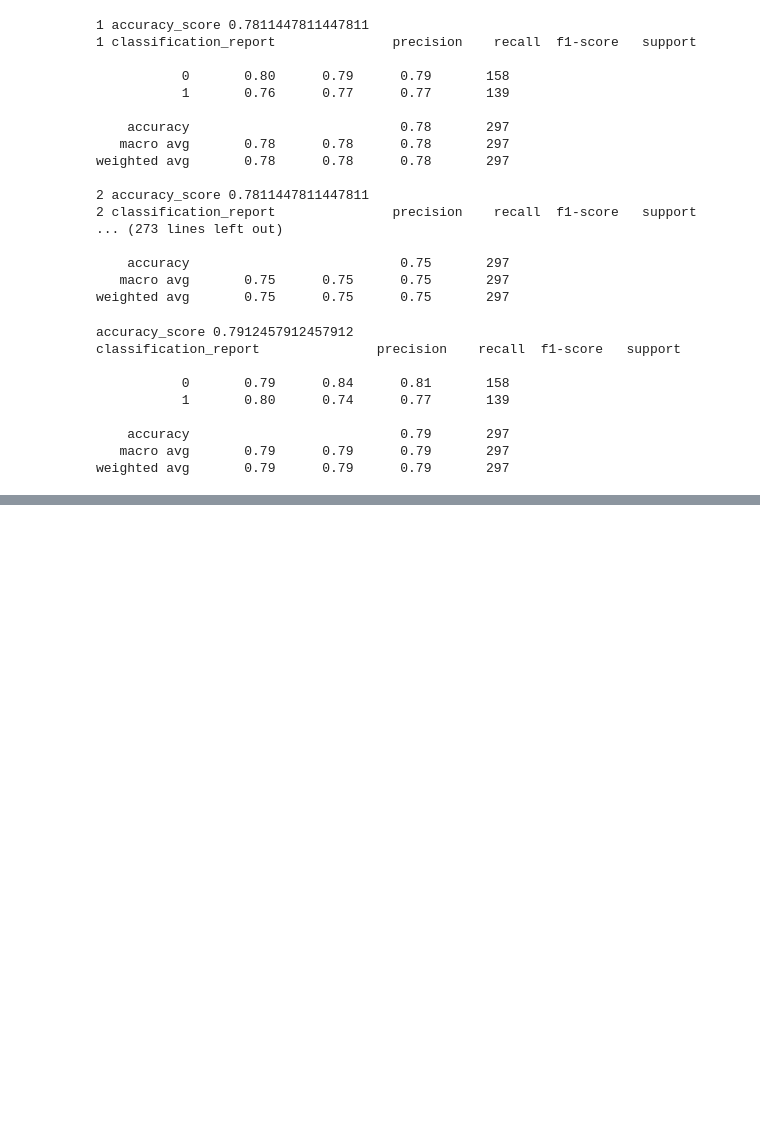
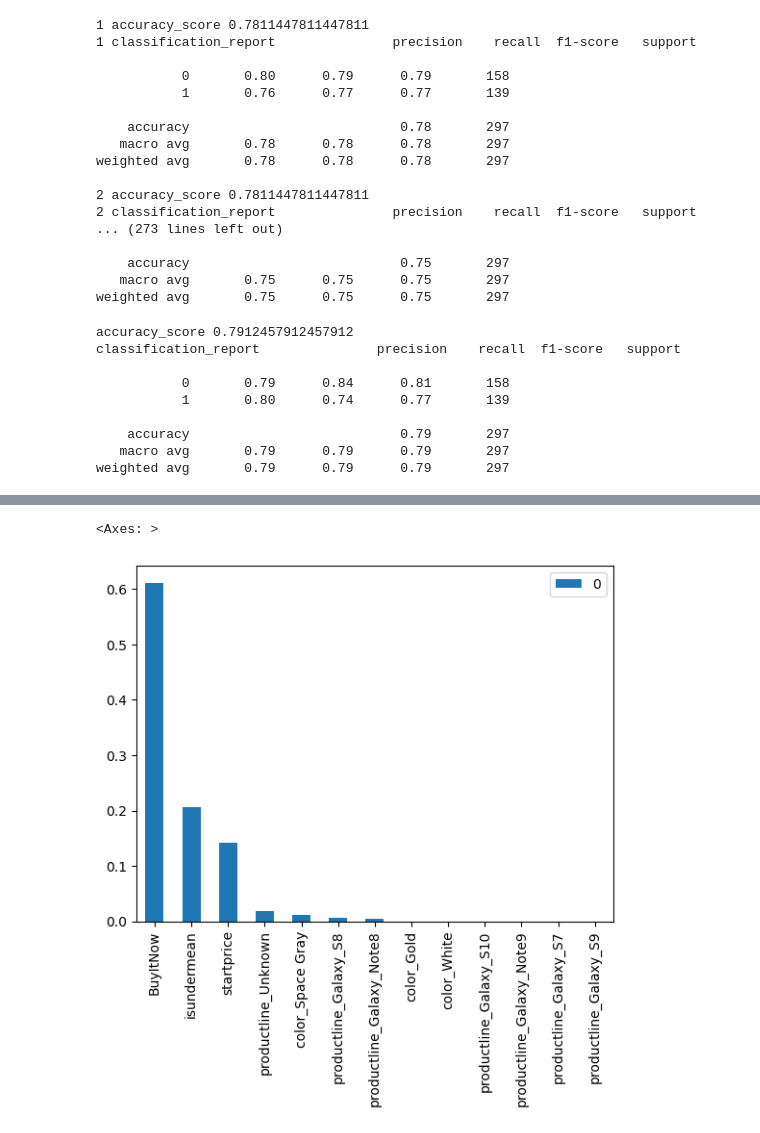
Before and after one commit to yusangsoo/Fintech_PM, a Jupyter notebook: 06_machine_learning/05_데이터분석연습_이베이_휴대폰_판매데이터_예측_의사결정나무.ipynb, the cells around one changed output, grey strips where cells are left out. Saved outputs shown, nothing was run; the diff lists cells and outputs as text; code cells hidden in the pictures; blank space fills up the shorter version.

```diff
--- a/06_machine_learning/05_데이터분석연습_이베이_휴대폰_판매데이터_예측_의사결정나무.ipynb
+++ b/06_machine_learning/05_데이터분석연습_이베이_휴대폰_판매데이터_예측_의사결정나무.ipynb
@@ -1471,0 +1753,3 @@ weighted avg       0.79      0.79      0.79       297
+# %%
+dtc_pho_importance = pd.DataFrame([dtc_pho3.feature_importances_], columns = dtc_pho3.feature_names_in_).T.sort_values(by=0, ascending = False)
+dtc_pho_importance
@@ -1471,0 +1771,5 @@ weighted avg       0.79      0.79      0.79       297
+# %%
+dtc_pho_importance.plot(kind = 'bar')
+# %% [output]
+<Axes: >
+[figure, added]
```
Also changed, not shown: parts of 32 cells of this notebook, 3 other files.
